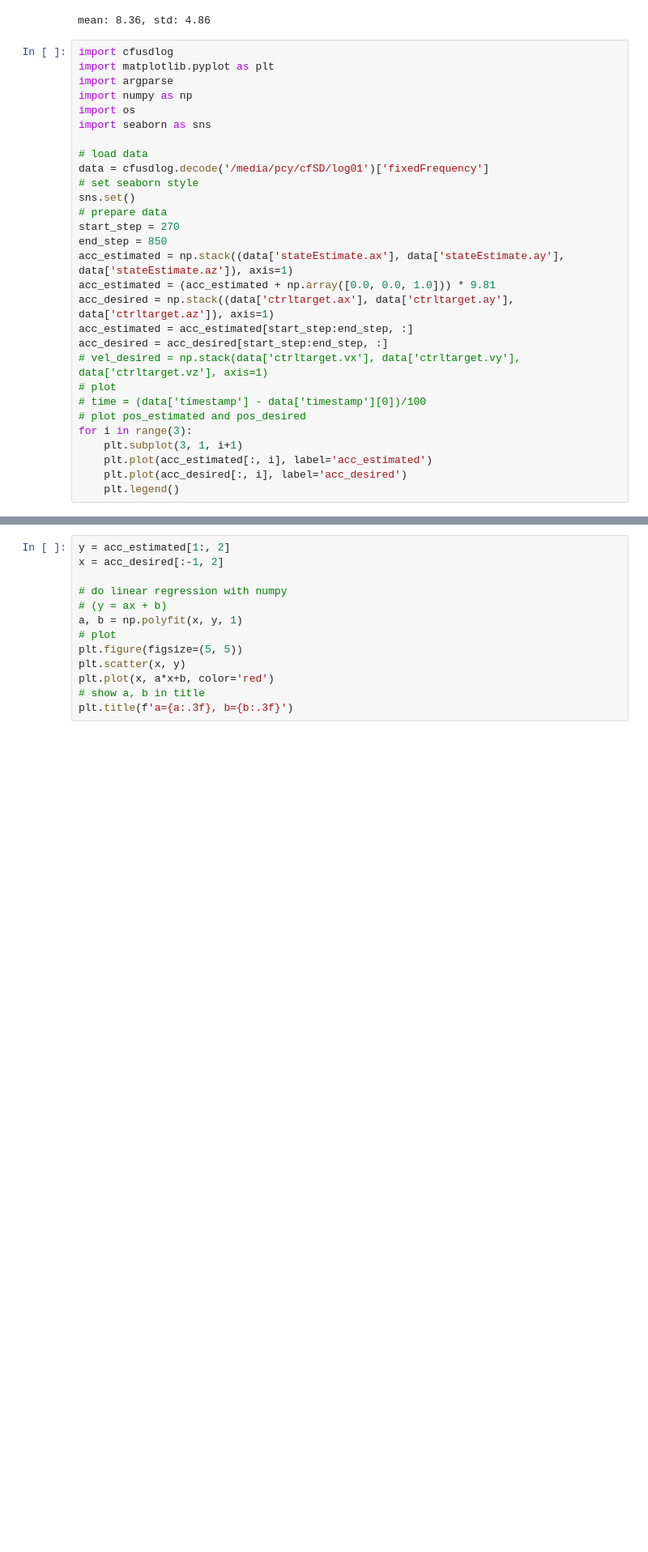
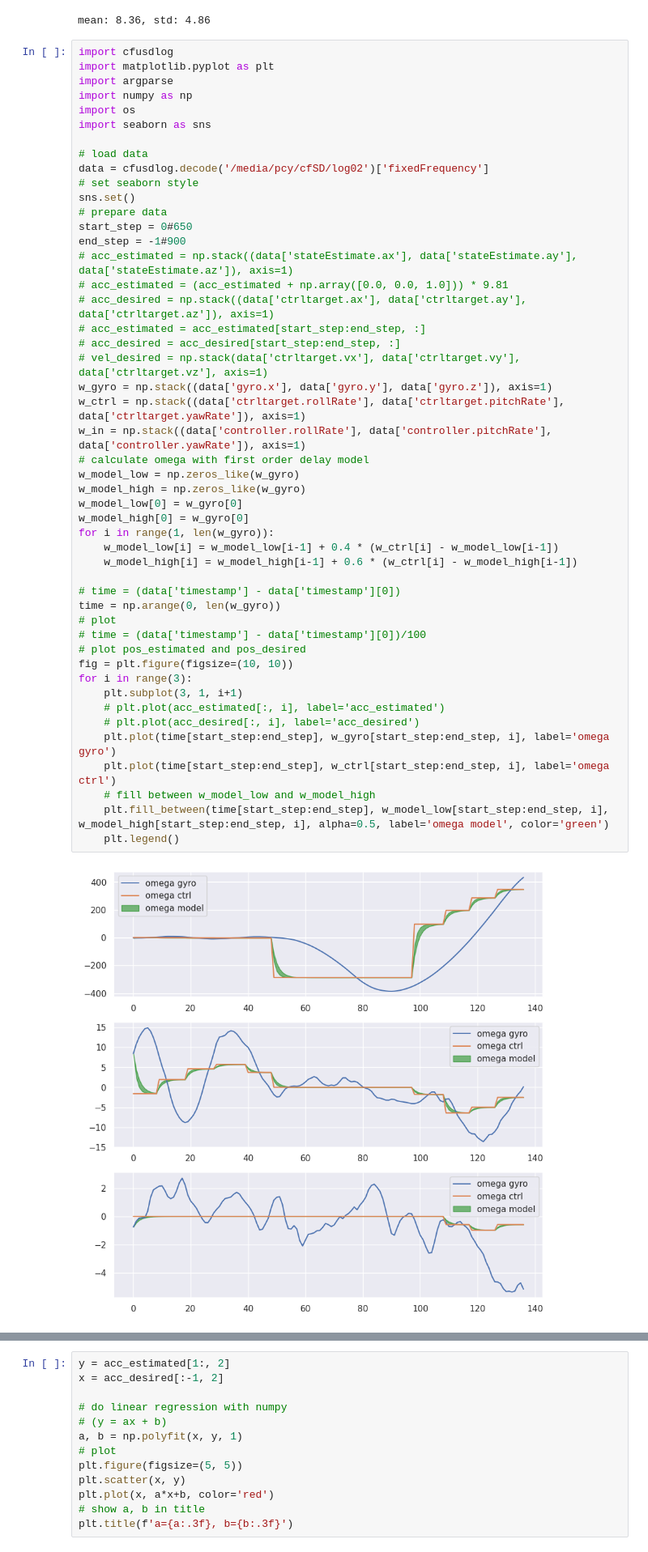
Before and after one commit to jc-bao/crazyswarm2-adaptive, a Jupyter notebook: utils/crazyflie-firmware-adaptive/tools/usdlog/plot.ipynb, the cells around one changed output, grey strips where cells are left out. Shown at 81% size. Drawn from its saved outputs; the diff is of its cells as text; blank space fills up the shorter version.

```diff
--- a/utils/crazyflie-firmware-adaptive/tools/usdlog/plot.ipynb
+++ b/utils/crazyflie-firmware-adaptive/tools/usdlog/plot.ipynb
@@ -434,29 +434,50 @@ mean: 8.36, std: 4.86
 # %%
 import cfusdlog
 import matplotlib.pyplot as plt
 import argparse
 import numpy as np
 import os
 import seaborn as sns
 
 # load data
-data = cfusdlog.decode('/media/pcy/cfSD/log01')['fixedFrequency']
+data = cfusdlog.decode('/media/pcy/cfSD/log02')['fixedFrequency']
 # set seaborn style
 sns.set()
 # prepare data
-start_step = 270
-end_step = 850
-acc_estimated = np.stack((data['stateEstimate.ax'], data['stateEstimate.ay'], data['stateEstimate.az']), axis=1)
-acc_estimated = (acc_estimated + np.array([0.0, 0.0, 1.0])) * 9.81
-acc_desired = np.stack((data['ctrltarget.ax'], data['ctrltarget.ay'], data['ctrltarget.az']), axis=1)
-acc_estimated = acc_estimated[start_step:end_step, :]
-acc_desired = acc_desired[start_step:end_step, :]
+start_step = 0#650
+end_step = -1#900
+# acc_estimated = np.stack((data['stateEstimate.ax'], data['stateEstimate.ay'], data['stateEstimate.az']), axis=1)
+# acc_estimated = (acc_estimated + np.array([0.0, 0.0, 1.0])) * 9.81
+# acc_desired = np.stack((data['ctrltarget.ax'], data['ctrltarget.ay'], data['ctrltarget.az']), axis=1)
+# acc_estimated = acc_estimated[start_step:end_step, :]
+# acc_desired = acc_desired[start_step:end_step, :]
 # vel_desired = np.stack(data['ctrltarget.vx'], data['ctrltarget.vy'], data['ctrltarget.vz'], axis=1)
+w_gyro = np.stack((data['gyro.x'], data['gyro.y'], data['gyro.z']), axis=1)
+w_ctrl = np.stack((data['ctrltarget.rollRate'], data['ctrltarget.pitchRate'], data['ctrltarget.yawRate']), axis=1)
+w_in = np.stack((data['controller.rollRate'], data['controller.pitchRate'], data['controller.yawRate']), axis=1)
+# calculate omega with first order delay model
+w_model_low = np.zeros_like(w_gyro)
+w_model_high = np.zeros_like(w_gyro)
+w_model_low[0] = w_gyro[0]
+w_model_high[0] = w_gyro[0]
+for i in range(1, len(w_gyro)):
+    w_model_low[i] = w_model_low[i-1] + 0.4 * (w_ctrl[i] - w_model_low[i-1])
+    w_model_high[i] = w_model_high[i-1] + 0.6 * (w_ctrl[i] - w_model_high[i-1])
+
+# time = (data['timestamp'] - data['timestamp'][0])
+time = np.arange(0, len(w_gyro))
 # plot
 # time = (data['timestamp'] - data['timestamp'][0])/100
 # plot pos_estimated and pos_desired
+fig = plt.figure(figsize=(10, 10))
 for i in range(3):
     plt.subplot(3, 1, i+1)
-    plt.plot(acc_estimated[:, i], label='acc_estimated')
-    plt.plot(acc_desired[:, i], label='acc_desired')
+    # plt.plot(acc_estimated[:, i], label='acc_estimated')
+    # plt.plot(acc_desired[:, i], label='acc_desired')
+    plt.plot(time[start_step:end_step], w_gyro[start_step:end_step, i], label='omega gyro')
+    plt.plot(time[start_step:end_step], w_ctrl[start_step:end_step, i], label='omega ctrl')
+    # fill between w_model_low and w_model_high
+    plt.fill_between(time[start_step:end_step], w_model_low[start_step:end_step, i], w_model_high[start_step:end_step, i], alpha=0.5, label='omega model', color='green')
     plt.legend()
+# %% [output]
+[figure, added]
```
Also changed, not shown: parts of 6 cells of this notebook, 12 other files.
